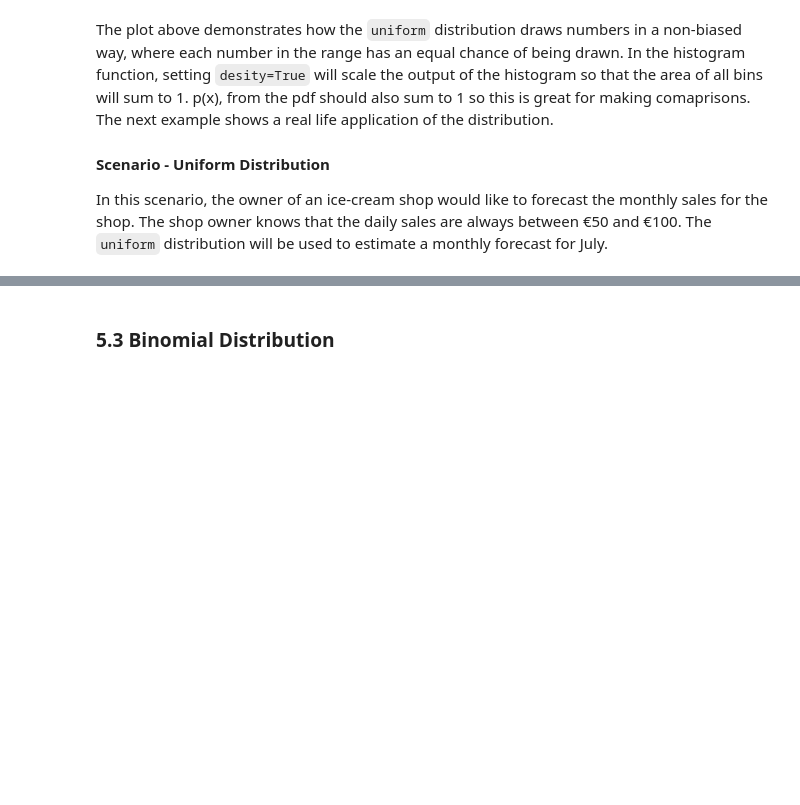
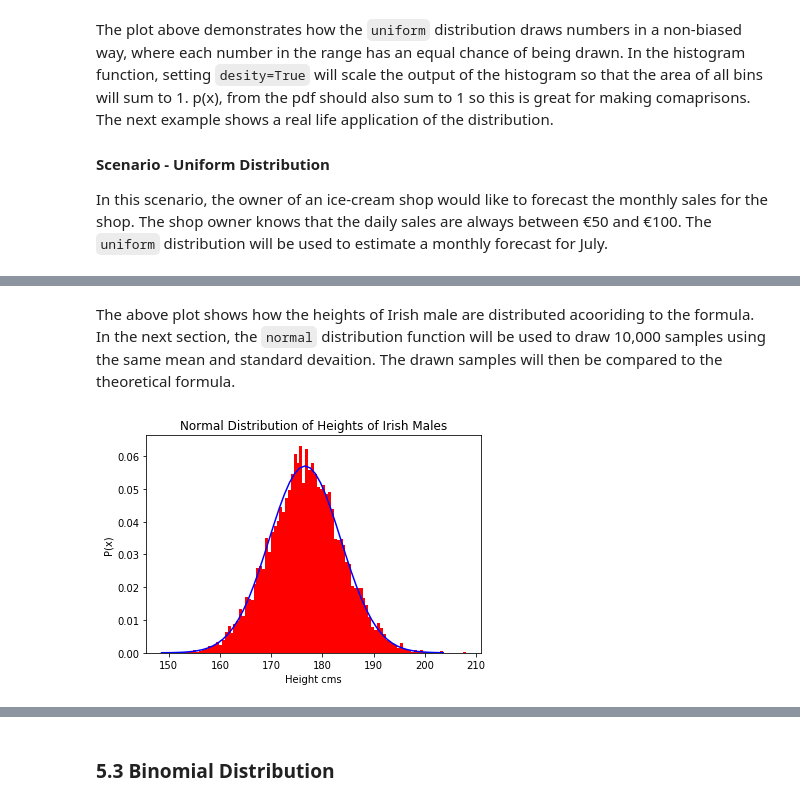
Before and after one commit to shkyler/gmit-pfda-exercises, a Jupyter notebook: numpyrandom.ipynb, the cells around one changed output, grey strips where cells are left out. Saved outputs shown, nothing was run; the diff lists cells and outputs as text; code cells hidden in the pictures; blank space fills up the shorter version.

```diff
--- a/numpyrandom.ipynb
+++ b/numpyrandom.ipynb
@@ -449,0 +480,16 @@ Total Sales forecast for July is: €2156.04
+# %% [markdown]
+The above plot shows how the heights of Irish male are distributed acooriding to the formula. In the next section, the `normal` distribution function will be used to draw 10,000 samples using the same mean and standard devaition. The drawn samples will then be compared to the theoretical formula.
+# %%
+# note that the mean (m), and standard deviation (s) are defined in th previous example
+#select 10,000 items using normal distribution with mean m and standard deviation s
+data = [np.random.normal(m,s, 10000)]
+# Plot a histogram of the drawn samples (use 100 bins to show the detail)
+plt.hist(data, color='red', density=True, bins=100)
+plt.title("Normal Distribution of Heights of Irish Males")
+plt.xlabel("Height cms")
+plt. ylabel("P(x)")
+# Plot the pdf from the previous example
+plt.plot(x,y, 'b-')
+plt.show()
+# %% [output]
+[figure, added]
```
Also changed, not shown: parts of 34 cells of this notebook.
